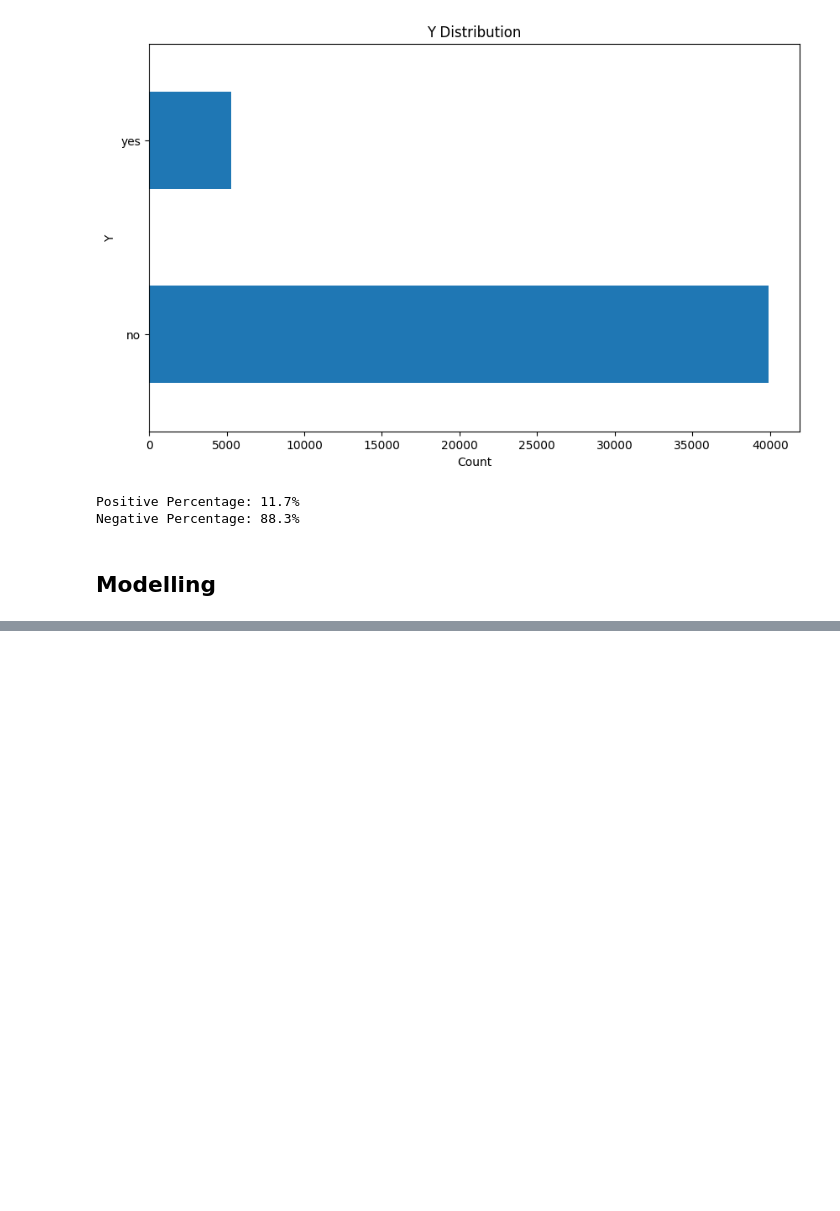
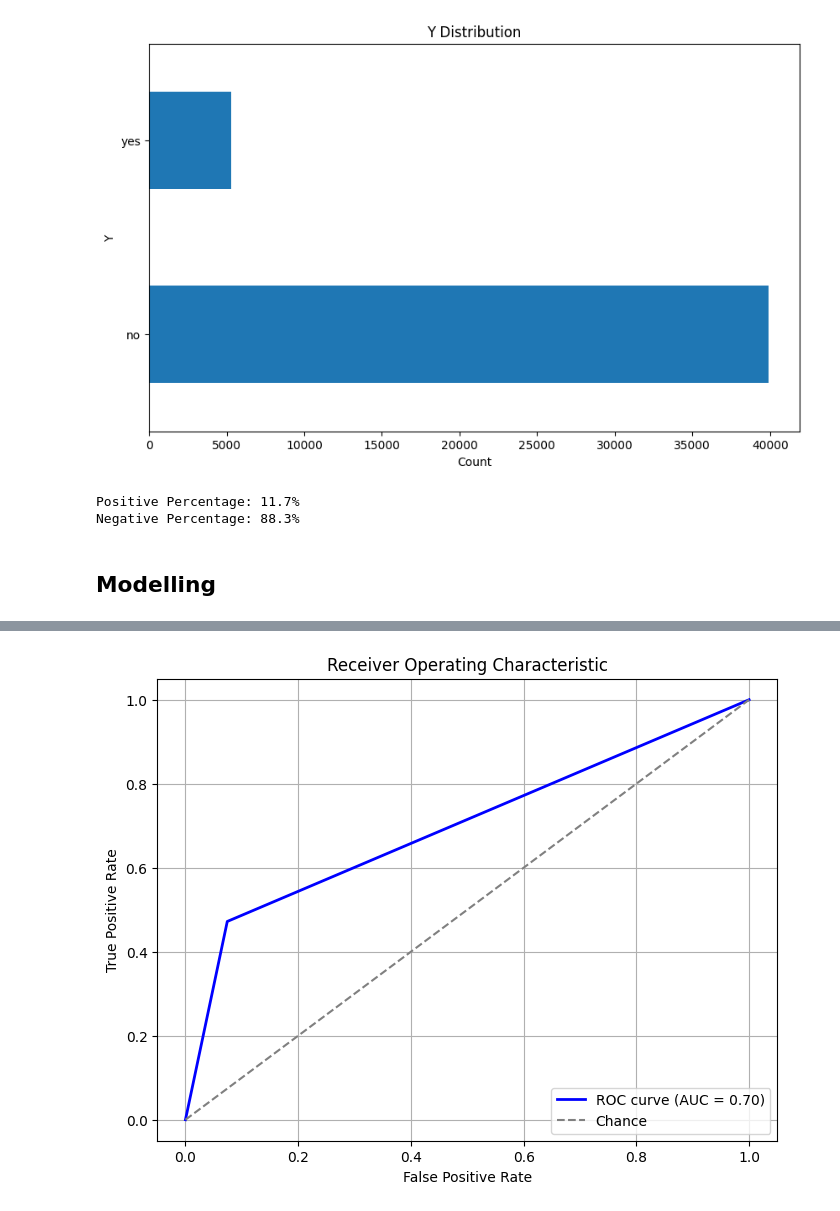
Before and after one commit to jmanwillz/ACML-Project, a Jupyter notebook: decision-trees/decision-trees.ipynb, the cells around one changed output, grey strips where cells are left out. Drawn from its saved outputs; the diff is of its cells as text; code cells hidden in the pictures; blank space fills up the shorter version.

Commit message:
First decision tree

```diff
--- a/decision-trees/decision-trees.ipynb
+++ b/decision-trees/decision-trees.ipynb
@@ -558,0 +682,5 @@ Negative Percentage: 88.3%
+# %%
+df_combined = df_combined.drop(
+    columns_to_encode + [Columns.DAY_OF_WEEK] + [Columns.MONTH], axis=1
+)
+df_combined.columns
@@ -558,0 +744,5 @@ Negative Percentage: 88.3%
+# %%
+for column in [Columns.DEFAULT, Columns.HOUSING, Columns.LOAN]:
+    df_combined[column] = df_combined[column].map({"yes": True, "no": False})
+
+df_combined.info()
@@ -558,0 +783,3 @@ Negative Percentage: 88.3%
+# %%
+y["y"] = y["y"].map({"yes": True, "no": False})
+y.info()
@@ -558,0 +795,6 @@ Negative Percentage: 88.3%
+# %%
+X_train, X_test, y_train, y_test = train_test_split(
+    df_combined, y, test_size=0.2, random_state=42
+)
+model = DecisionTreeClassifier(random_state=42)
+model.fit(X_train, y_train)
@@ -558,0 +820,15 @@ Negative Percentage: 88.3%
+# %%
+y_prob = model.predict_proba(X_test)[:, 1]
+fpr, tpr, thresholds = roc_curve(y_test, y_prob)
+roc_auc = auc(fpr, tpr)
+plt.figure(figsize=(8, 6))
+plt.plot(fpr, tpr, color="blue", lw=2, label=f"ROC curve (AUC = {roc_auc:.2f})")
+plt.plot([0, 1], [0, 1], color="gray", linestyle="--", label="Chance")
+plt.xlabel("False Positive Rate")
+plt.ylabel("True Positive Rate")
+plt.title("Receiver Operating Characteristic")
+plt.legend(loc="lower right")
+plt.grid(True)
+plt.show()
+# %% [output]
+[figure, added]
```
Also changed, not shown: parts of 20 cells of this notebook, 1 other file.
